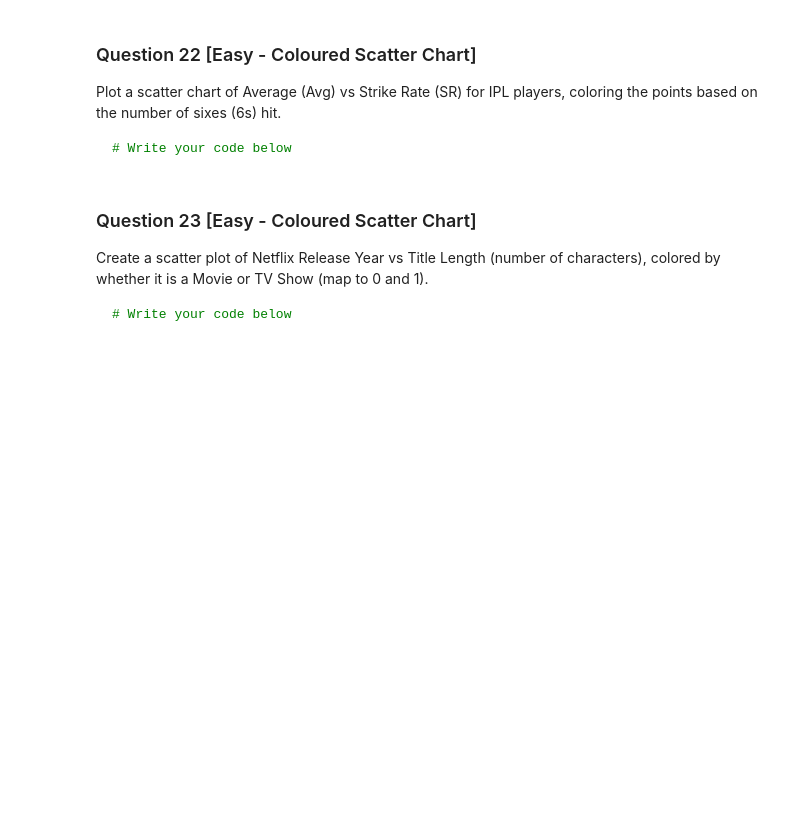
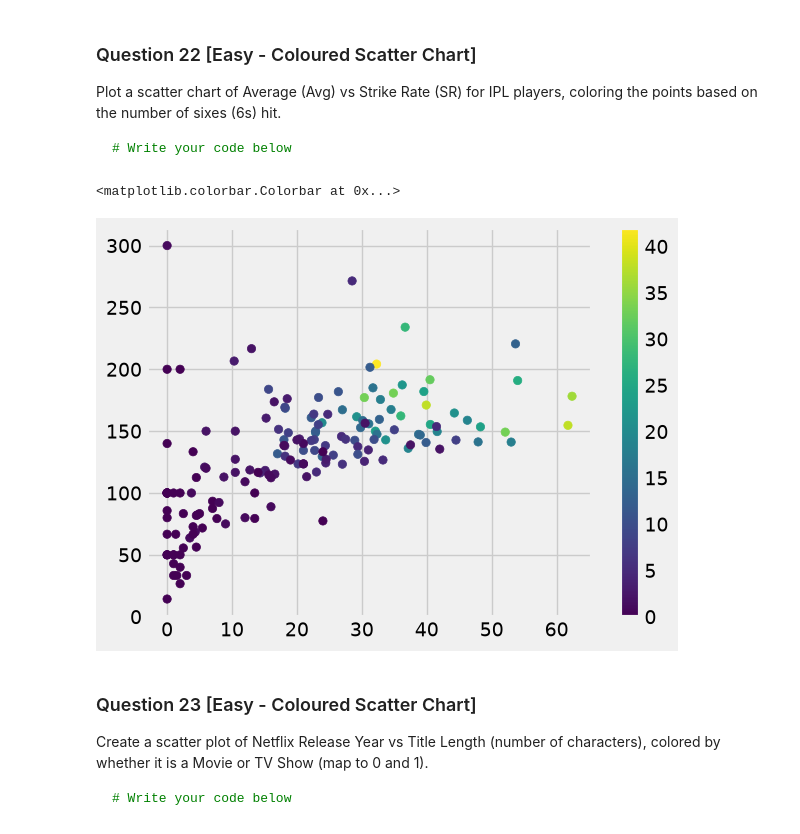
Before and after one commit to Harshit-kumar38/100-Matplotlib-Problems, a Jupyter notebook: Matplotlib_100_solutions.ipynb, the cells around one changed output. Saved outputs shown, nothing was run; the diff lists cells and outputs as text; code cells hidden in the pictures; blank space fills up the shorter version.

````diff
--- a/Matplotlib_100_solutions.ipynb
+++ b/Matplotlib_100_solutions.ipynb
@@ -429,6 +435,12 @@ Plot a scatter chart of Average (Avg) vs Strike Rate (SR) for IPL players, color
 ```python
 # Write your code below
 ```
+# %%
+plt.scatter(ipl['Avg'],ipl['SR'],c=ipl['6s'])
+plt.colorbar()
+# %% [output]
+<matplotlib.colorbar.Colorbar at 0x...>
+[figure, added]
 # %% [markdown]
 ### Question 23 [Easy - Coloured Scatter Chart]
 Create a scatter plot of Netflix Release Year vs Title Length (number of characters), colored by whether it is a Movie or TV Show (map to 0 and 1).
````
Also changed, not shown: parts of 2 cells of this notebook.
